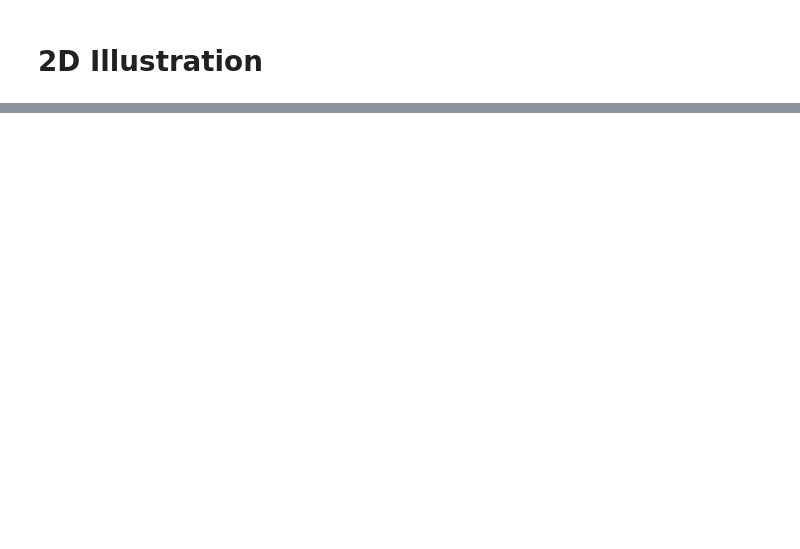
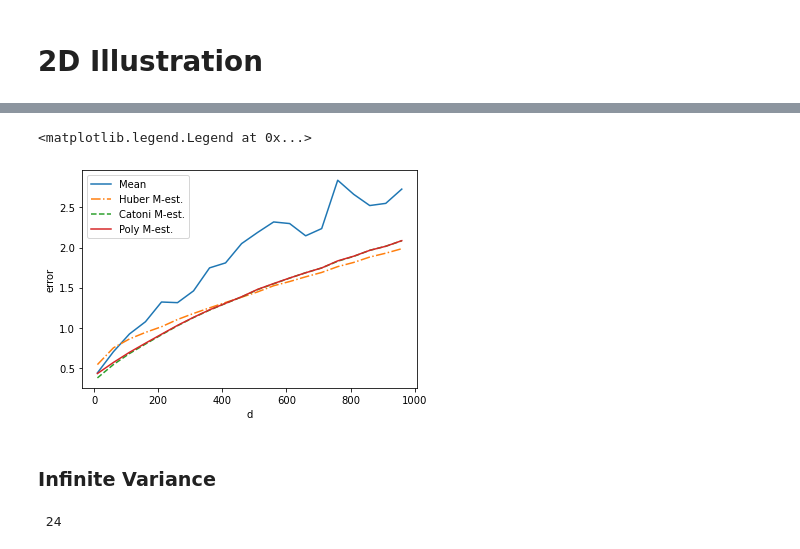
Before and after one commit to TimotheeMathieu/RobustMeanEstimator, a Jupyter notebook: Illustration.ipynb, the cells around one changed output, grey strips where cells are left out. Saved outputs shown, nothing was run; the diff lists cells and outputs as text; code cells hidden in the pictures; blank space fills up the shorter version.

```diff
--- a/Illustration.ipynb
+++ b/Illustration.ipynb
@@ -58,0 +119,39 @@ plt.show()
+# %%
+res = np.array(res)
+resplot = np.mean(res, axis=0)
+plt.plot(Ds, resplot[:,0], label='Mean')
+plt.plot(Ds, resplot[:,1], label='Huber M-est.', linestyle='-.')
+plt.plot(Ds, resplot[:,2], label='Catoni M-est.', linestyle='--')
+plt.plot(Ds, resplot[:,3], label='Poly M-est.', linestyle='solid')
+plt.xlabel('d')
+plt.ylabel('error')
+plt.legend()
+# %% [output]
+<matplotlib.legend.Legend at 0x...>
+[figure, added]
+# %% [markdown]
+### Infinite Variance
+# %%
+Ds = np.arange(10, 1000, 50)
+res = np.zeros([M, len(Ds), 4])
+from sklearn.ensemble import IsolationForest
+
+def isol_est(x):
+    clf = IsolationForest(contamination = 0.05).fit(X)
+    inliers = clf.predict(X)
+    return np.mean(X[inliers == 1], axis=0)
+
+for m in range(M):
+    print('\r '+str(m), end='')
+    for i, d in enumerate(Ds):
+        X = pareto(1.1, n, d)
+        mean = 1.1/0.1*np.ones(d)
+        est_h = M_estimator(d**(1/2), "Huber")
+        est_c = M_estimator(0.5*d**(1/2), "Catoni")
+        est_p = M_estimator(0.7*d**(1/2), "Polynomial", p=10)
+        res[m, i] = [np.linalg.norm(np.mean(X, axis=0)-mean),
+                np.linalg.norm(est_h.estimate(X)-mean),
+                np.linalg.norm(est_c.estimate(X)-mean),
+                np.linalg.norm(est_p.estimate(X)-mean)]
+# %% [output]
+ 24
```
Also changed, not shown: parts of 24 cells of this notebook, 3 other files.
